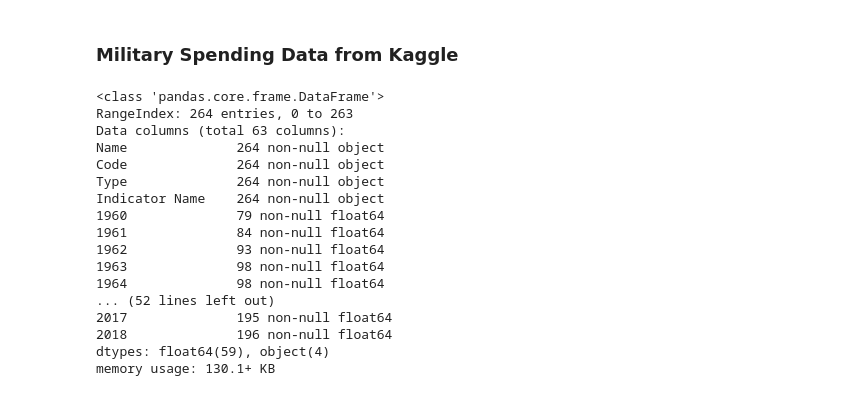
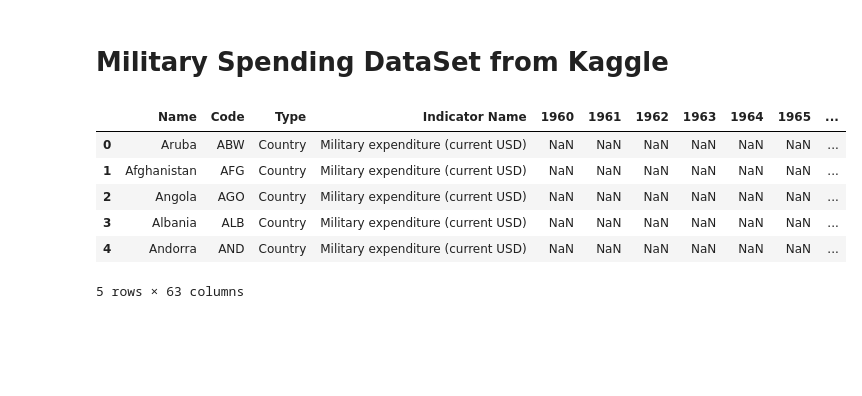
Before and after one commit to geomercer/sanders, a Jupyter notebook: militiary_expendures.ipynb, the cells around one changed output. Drawn from its saved outputs; the diff is of its cells as text; code cells hidden in the pictures; blank space fills up the shorter version.

Commit message:
Updated both readme military expenditures notebook

```diff
--- a/militiary_expendures.ipynb
+++ b/militiary_expendures.ipynb
@@ -1,5 +1,5 @@
 # %% [markdown]
-### Military Spending Data from Kaggle
+# Military Spending DataSet from Kaggle
 # %%
 import pandas as pd
 import numpy as np
@@ -9,22 +12,12 @@ import matplotlib.pyplot as plt
 kaggle_file = './data/Military_Expenditure.csv'
 df = pd.read_csv(kaggle_file)
 # %%
-df.info()
+df.head()
 # %% [output]
+|  | Name | Code | Type | Indicator Name | 1960 | 1961 | 1962 | 1963 | 1964 | 1965 | ... |
+| 0 | Aruba | ABW | Country | Military expenditure (current USD) | NaN | NaN | NaN | NaN | NaN | NaN | ... |
+| 1 | Afghanistan | AFG | Country | Military expenditure (current USD) | NaN | NaN | NaN | NaN | NaN | NaN | ... |
+| 2 | Angola | AGO | Country | Military expenditure (current USD) | NaN | NaN | NaN | NaN | NaN | NaN | ... |
+| 3 | Albania | ALB | Country | Military expenditure (current USD) | NaN | NaN | NaN | NaN | NaN | NaN | ... |
+| 4 | Andorra | AND | Country | Military expenditure (current USD) | NaN | NaN | NaN | NaN | NaN | NaN | ... |
-<class 'pandas.core.frame.DataFrame'>
-RangeIndex: 264 entries, 0 to 263
-Data columns (total 63 columns):
-Name              264 non-null object
-Code              264 non-null object
-Type              264 non-null object
-Indicator Name    264 non-null object
-1960              79 non-null float64
-1961              84 non-null float64
-1962              93 non-null float64
-1963              98 non-null float64
-1964              98 non-null float64
-... (52 lines left out)
-2017              195 non-null float64
-2018              196 non-null float64
-dtypes: float64(59), object(4)
-memory usage: 130.1+ KB
+5 rows × 63 columns
```
Also changed, not shown: parts of 17 cells of this notebook, 1 other file.
